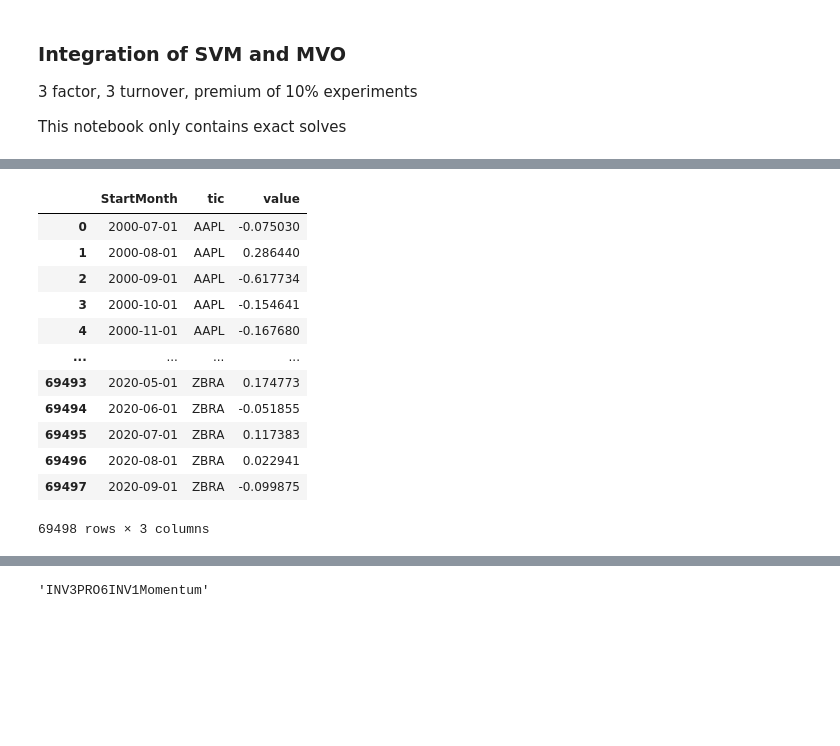
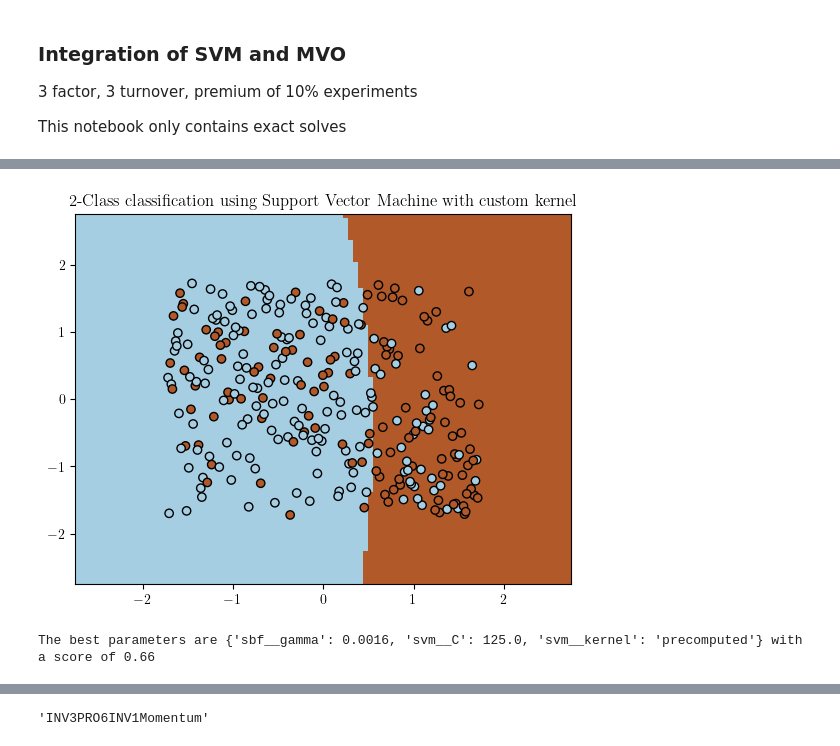
Before and after one commit to davidislip/integrated-svm-mvo, a Jupyter notebook: 3.1 Joint Optimization - PADM.ipynb, the cells around one changed output, grey strips where cells are left out. Cells and saved outputs as stored; diff of their text form; code cells hidden in the pictures; blank space fills up the shorter version.

```diff
--- a/3.1 Joint Optimization - PADM.ipynb
+++ b/3.1 Joint Optimization - PADM.ipynb
@@ -51,3 +31,15 @@ flattened_returns
+# %%
+prev_mth = rets.index[0]
+start_mth = prev_mth + pd.DateOffset(months=1)
+# %%
+#rank transform wrds
+dfs = []
+for name, df_group in wrds_svm.groupby(['MonthStart']):
+    ranked_df = df_group.loc[:,'srcq':'Vol'].rank(axis = 0)/(len(df_group)+1)
+    standardized_df = (ranked_df - ranked_df.mean(axis = 0))/ranked_df.std(axis = 0)
+    standardized_df.drop(columns= ['DIFFYear', 'date', 'DIFFMonth', 'DIFFActualDays', 'DIFFExpectedDays', 'DIFFExpectedDaysCorr'], inplace = True)
+    dfs.append(standardized_df)
+wrds_standard = pd.concat(dfs, axis = 0, ignore_index= False)
 # %%
 #groupby then rank within groups
 flattened_returns = rets.melt(ignore_index=False, var_name='tic').reset_index()
@@ -62,16 +51,20 @@ plt.plot(dataset.srcq, dataset.value, '.')
-# %%
-rets.melt(ignore_index=False, var_name = 'tic').reset_index()
-# %% [output]
-|  | StartMonth | tic | value |
-| 0 | 2000-07-01 | AAPL | -0.075030 |
-| 1 | 2000-08-01 | AAPL | 0.286440 |
-| 2 | 2000-09-01 | AAPL | -0.617734 |
-| 3 | 2000-10-01 | AAPL | -0.154641 |
-| 4 | 2000-11-01 | AAPL | -0.167680 |
-| ... | ... | ... | ... |
-| 69493 | 2020-05-01 | ZBRA | 0.174773 |
-| 69494 | 2020-06-01 | ZBRA | -0.051855 |
-| 69495 | 2020-07-01 | ZBRA | 0.117383 |
-| 69496 | 2020-08-01 | ZBRA | 0.022941 |
-| 69497 | 2020-09-01 | ZBRA | -0.099875 |
-69498 rows × 3 columns
+# %%
+from sklearn.model_selection import StratifiedShuffleSplit
+
+idx = pd.IndexSlice
+tics = list(rets.columns)
+X = dataset.loc[idx[start_mth,:], ['Vol', 'ceqq']].values #['Vol', 'ceqq']].values #'srcq':'Vol'].values
+y = dataset.loc[idx[start_mth,:], 'value'].values
+y = (y  >= np.percentile(y, 57)).astype(int)
+cv = StratifiedShuffleSplit(n_splits=4, test_size=0.2, random_state=42)
+C_range = np.logspace(-1, 5, 10, base = 5)
+gamma_range = np.logspace(-4, 1, 10, base=5)
+
+grid = train_svm(X, y, gamma_range, C_range, cv, plot=True)
+print(
+    "The best parameters are %s with a score of %0.2f"
+    % (grid.best_params_, grid.best_score_)
+)
+# %% [output]
+[figure, added]
+The best parameters are {'sbf__gamma': 0.0016, 'svm__C': 125.0, 'svm__kernel': 'precomputed'} with a score of 0.66
```
Also changed, not shown: parts of 20 cells of this notebook, 10 other files.
